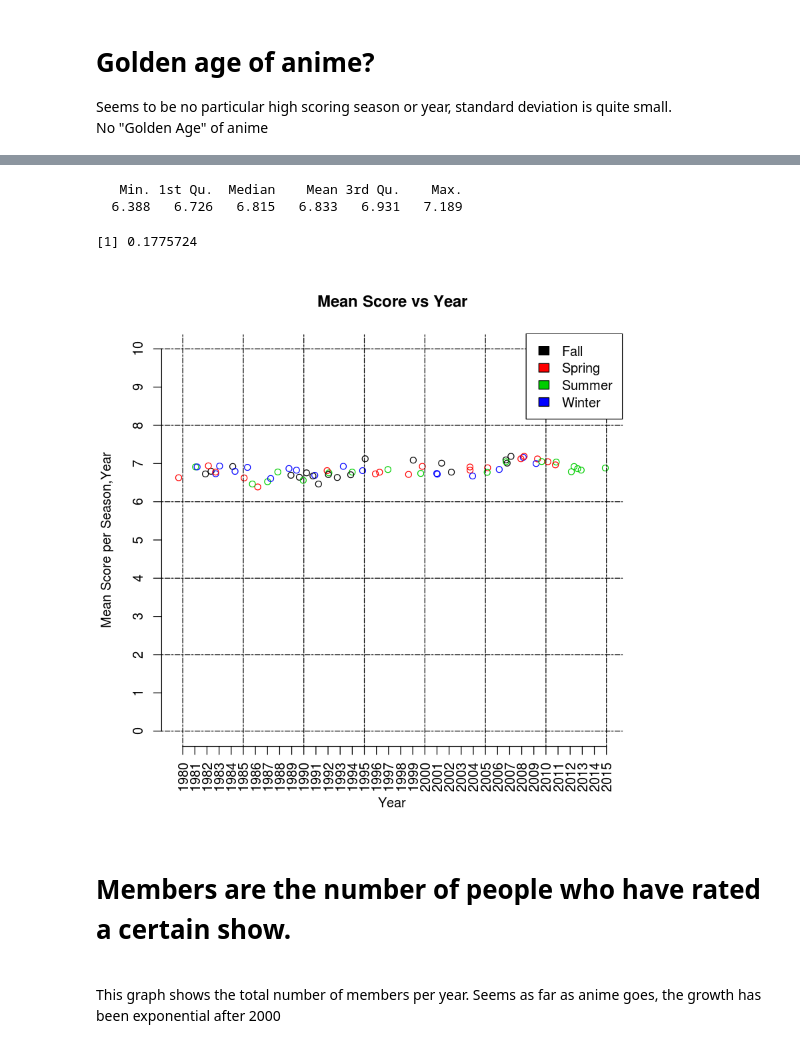
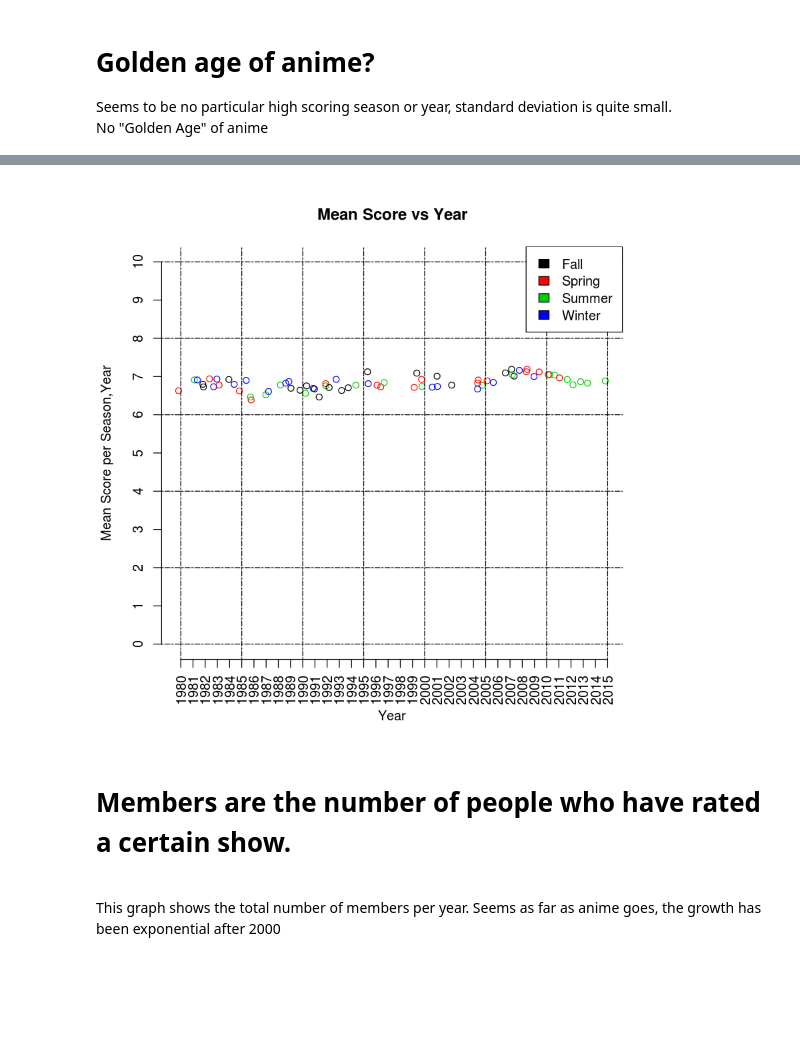
Before and after one commit to CalebWelch/anime_scores, a Jupyter notebook: Ranalysis.ipynb, the cells around one changed output, grey strips where cells are left out. Cells and saved outputs as stored; diff of their text form; code cells hidden in the pictures; blank space fills up the shorter version.

Commit message:
More graphs

```diff
--- a/Ranalysis.ipynb
+++ b/Ranalysis.ipynb
@@ -41,22 +76,16 @@ Seems to be no particular high scoring season or year, standard deviation is qui
 # %%
-temp <-df[,mean(Score),by=.(Season,Year)]
 plot(V1~jitter(Year,2), xlab = "",ylab="",
      temp,
      ylim=c(0,10),
      axes = FALSE,
      col=1:length(unique(temp$Season)))
 title(main = 'Mean Score vs Year',xlab = 'Year',ylab = 'Mean Score per Season,Year')
 grid (NULL,NULL, lty = 6, col = "black")
-
 axis(1,at=seq(min(temp$Year),max(temp$Year)),las=3)
 axis(2,at=seq(0,10),las=3)
 legend('topright',legend=levels(as.factor(temp$Season)),fill=1:length(unique(temp$Season)) )
-summary(temp$V1);sd(temp$V1)
 # %% [output]
-   Min. 1st Qu.  Median    Mean 3rd Qu.    Max.
-  6.388   6.726   6.815   6.833   6.931   7.189
-[1] 0.1775724
-[figure, old version]
+[figure, new version]
 # %% [markdown]
 <h1>Members are the number of people who have rated a certain show.</h1><br>
 This graph shows the total number of members per year. Seems as far as anime goes, the growth has been exponential after 2000
```
Also changed, not shown: parts of 5 cells of this notebook, 1 other file.
